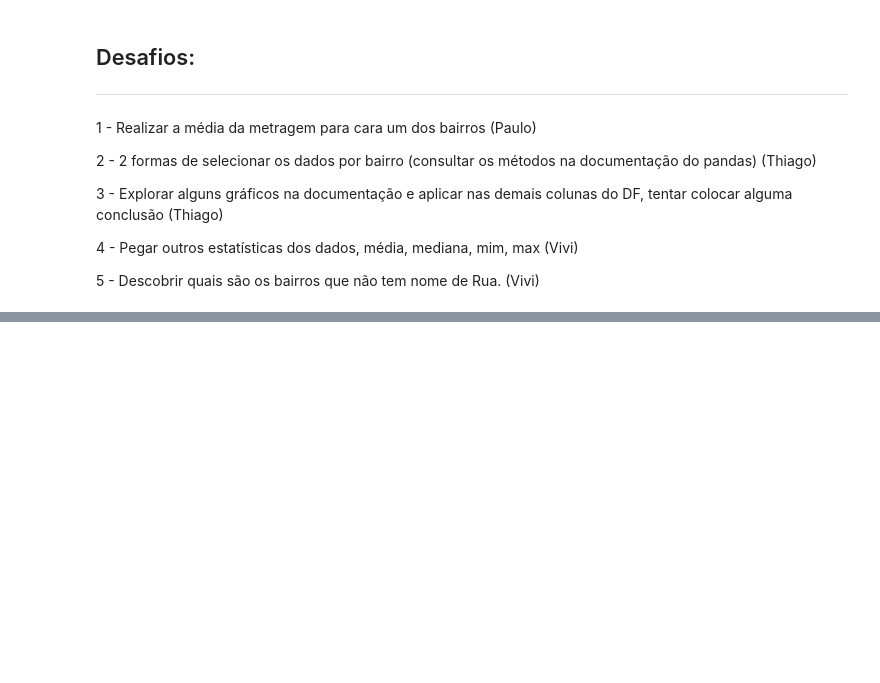
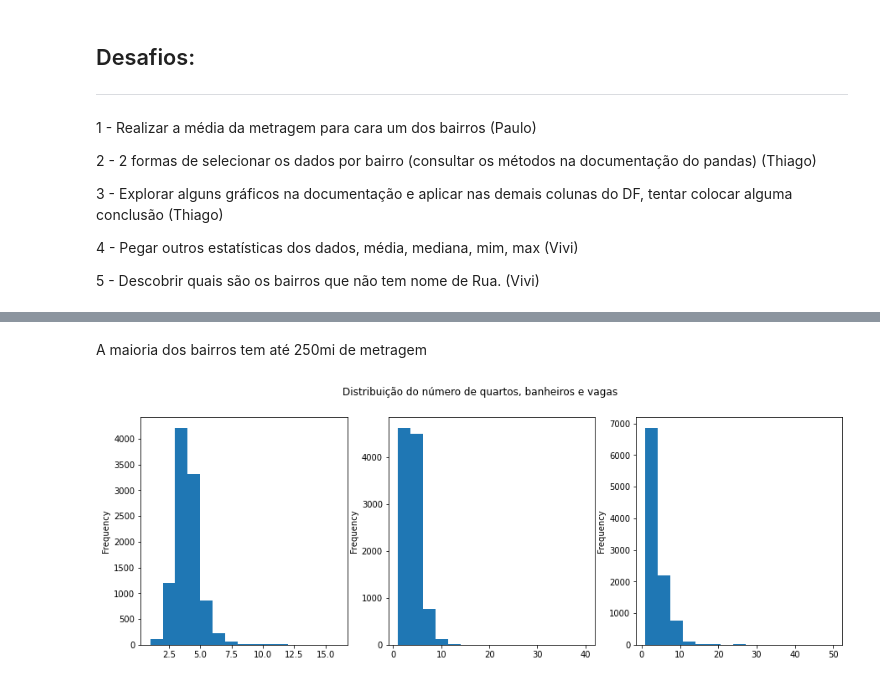
Before and after one commit to njuliacsouza/imersaoDADOS_Alura4, a Jupyter notebook: desafios/Imersao_dados_4_aula01.ipynb, the cells around one changed output, grey strips where cells are left out. Saved outputs shown, nothing was run; the diff lists cells and outputs as text; code cells hidden in the pictures; blank space fills up the shorter version.

```diff
--- a/desafios/Imersao_dados_4_aula01.ipynb
+++ b/desafios/Imersao_dados_4_aula01.ipynb
@@ -159,0 +229,11 @@ n_imoveis_bairro.head(10).plot.bar()
+# %% [markdown]
+A maioria dos bairros tem até 250mi de metragem
+# %%
+fig, ax = plt.subplots(1, 3, figsize=(15,5))
+plt.suptitle('Distribuição do número de quartos, banheiros e vagas')
+dados['Quartos'].plot.hist(ax=ax[0], bins=15)
+dados['Banheiros'].plot.hist(ax=ax[1], bins=15)
+dados['Vagas'].plot.hist(ax=ax[2], bins=15)
+plt.show()
+# %% [output]
+[figure, added]
```
Also changed, not shown: parts of 16 cells of this notebook.
